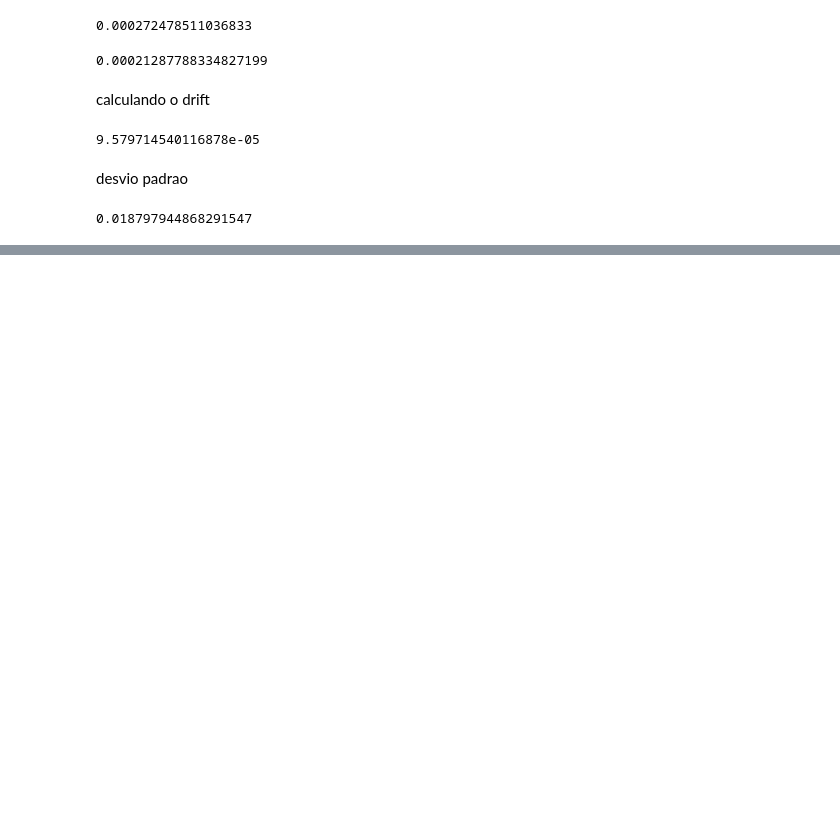
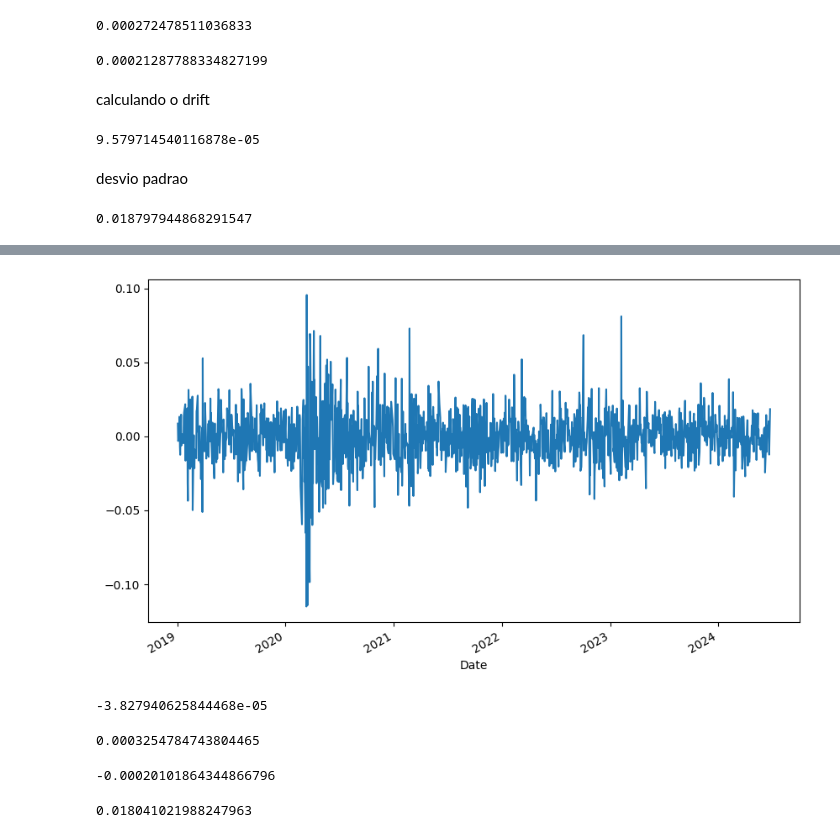
Before and after one commit to RISONALDOMENDES/python-para-financas--investimento-e-analise-de-dados, a Jupyter notebook: 103 Monte Carlo - Predicting Stock Prices - Part I/Online Financial Data (APIs)/P/MC Predicting Stock Prices - Part I - Exercise_IEX.ipynb, the cells around one changed output, grey strips where cells are left out. Drawn from its saved outputs; the diff is of its cells as text; code cells hidden in the pictures; blank space fills up the shorter version.

```diff
--- a/103 Monte Carlo - Predicting Stock Prices - Part I/Online Financial Data (APIs)/P/MC Predicting Stock Prices - Part I - Exercise_IEX.ipynb
+++ b/103 Monte Carlo - Predicting Stock Prices - Part I/Online Financial Data (APIs)/P/MC Predicting Stock Prices - Part I - Exercise_IEX.ipynb
@@ -184,0 +205,3 @@ std_Br
+# %%
+retorno_log_2 = np.log(1 + tabela_2.pct_change())
+retorno_log_2.tail()
@@ -184,0 +220,25 @@ std_Br
+# %%
+retorno_log_2.plot(figsize=(10, 6));
+# %% [output]
+[figure, added]
+# %%
+u_Br_2 = retorno_log_2.mean()
+u_Br_2
+# %% [output]
+-3.827940625844468e-05
+# %%
+var_Br_2 = retorno_log_2.var()
+var_Br_2
+# %% [output]
+0.0003254784743804465
+# %%
+drift_2 = u_Br_2 - (0.5 * var_Br_2)
+drift_2
+# %% [output]
+-0.00020101864344866796
+# %%
+std_Br_2 = retorno_log_2.std()
+
+std_Br_2
+# %% [output]
+0.018041021988247963
```
Also changed, not shown: parts of 4 cells of this notebook.
